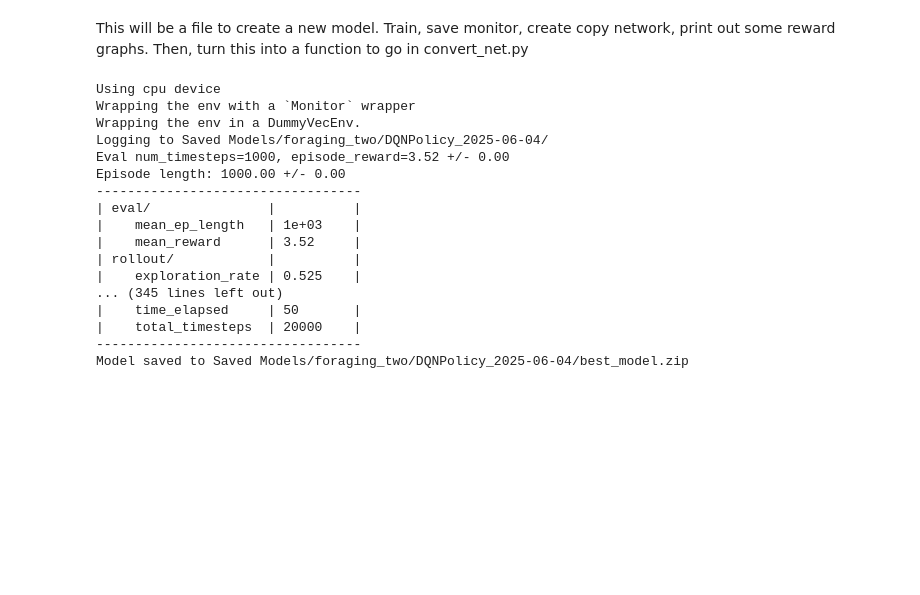
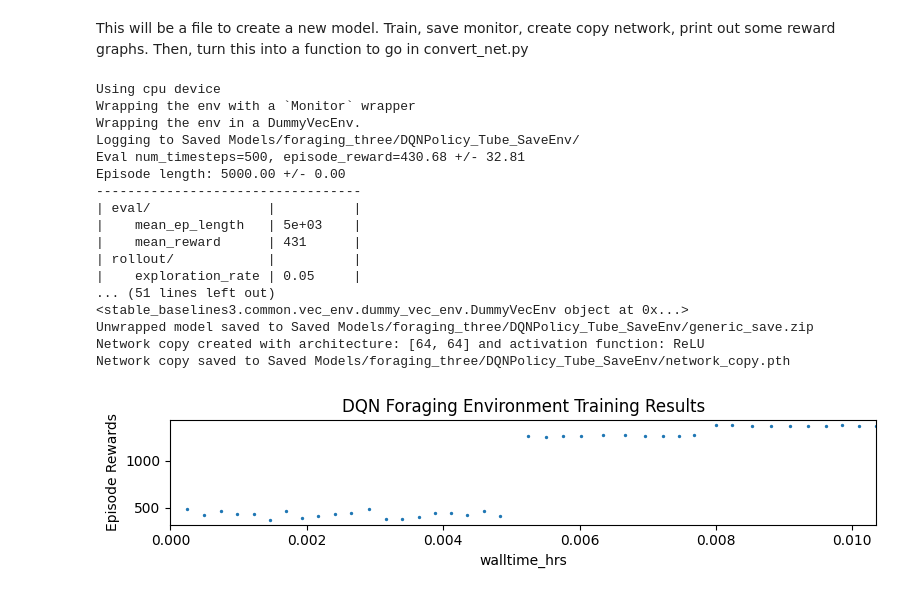
Before and after one commit to nlacey111/Foraging-Project, a Jupyter notebook: Testing automated model creation.ipynb, the cells around one changed output. Cells and saved outputs as stored; diff of their text form; code cells hidden in the pictures; blank space fills up the shorter version.

```diff
--- a/Testing automated model creation.ipynb
+++ b/Testing automated model creation.ipynb
@@ -8,15 +8,15 @@ import foraging_envs
 from convert_net import *
 
 env_dict = {
-    "env_name": "foraging_envs/foraging-two",
-    "episode_length": 1000,
+    "env_name": "foraging_envs/foraging-three",
+    "episode_length": 5000,
     "flower_distribution": "uniform",
     "decay_parameter": 0.25,
-    "travel_time": 2,
+    "travel_time": 4,
     "render_mode": "human",
 }
 
-create_model(env_dict, "DQN", [64, 64], nn.ReLU, 20000)
+create_model(env_dict, "DQN", [64, 64], nn.ReLU, 2000, "Tube_SaveEnv")
 
 # maybe add option to manually pass in a name
 # include info about what is changing / travel time for next iteration
@@ -25,19 +25,29 @@ create_model(env_dict, "DQN", [64, 64], nn.ReLU, 20000)
 Using cpu device
 Wrapping the env with a `Monitor` wrapper
 Wrapping the env in a DummyVecEnv.
-Logging to Saved Models/foraging_two/DQNPolicy_2025-06-04/
-Eval num_timesteps=1000, episode_reward=3.52 +/- 0.00
-Episode length: 1000.00 +/- 0.00
+Logging to Saved Models/foraging_three/DQNPolicy_Tube_SaveEnv/
+Eval num_timesteps=500, episode_reward=430.68 +/- 32.81
+Episode length: 5000.00 +/- 0.00
 ----------------------------------
 | eval/               |          |
-|    mean_ep_length   | 1e+03    |
-|    mean_reward      | 3.52     |
+|    mean_ep_length   | 5e+03    |
+|    mean_reward      | 431      |
 | rollout/            |          |
-|    exploration_rate | 0.525    |
-... (345 lines left out)
-|    time_elapsed     | 50       |
-|    total_timesteps  | 20000    |
-----------------------------------
-Model saved to Saved Models/foraging_two/DQNPolicy_2025-06-04/best_model.zip
+|    exploration_rate | 0.05     |
+... (51 lines left out)
+<stable_baselines3.common.vec_env.dummy_vec_env.DummyVecEnv object at 0x...>
+Unwrapped model saved to Saved Models/foraging_three/DQNPolicy_Tube_SaveEnv/generic_save.zip
+Network copy created with architecture: [64, 64] and activation function: ReLU
+Network copy saved to Saved Models/foraging_three/DQNPolicy_Tube_SaveEnv/network_copy.pth
 # %%
 # use the saved model
+
+from  stable_baselines3.common import results_plotter
+
+folder_main = r"C:\Users\nicla\OneDrive\Documents\Reinforcement Learning\Foraging Project\Saved Models\foraging_three\DQNPolicy_Tube_SaveEnv"
+
+results_plotter.plot_results(
+    [folder_main], 200000, results_plotter.X_WALLTIME, "DQN Foraging Environment Training Results"
+)
+# %% [output]
+[figure, added]
```
Also changed, not shown: parts of 3 cells of this notebook, 33 other files.
